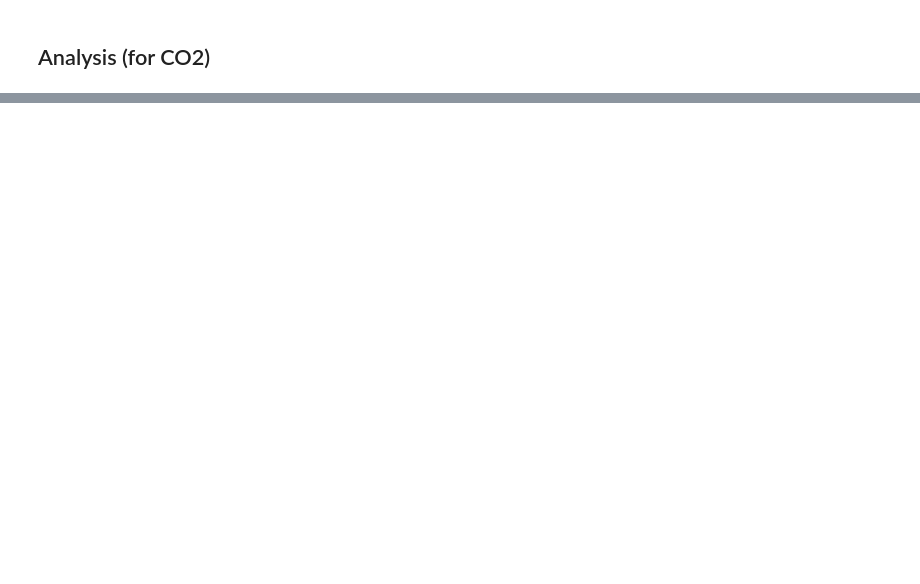
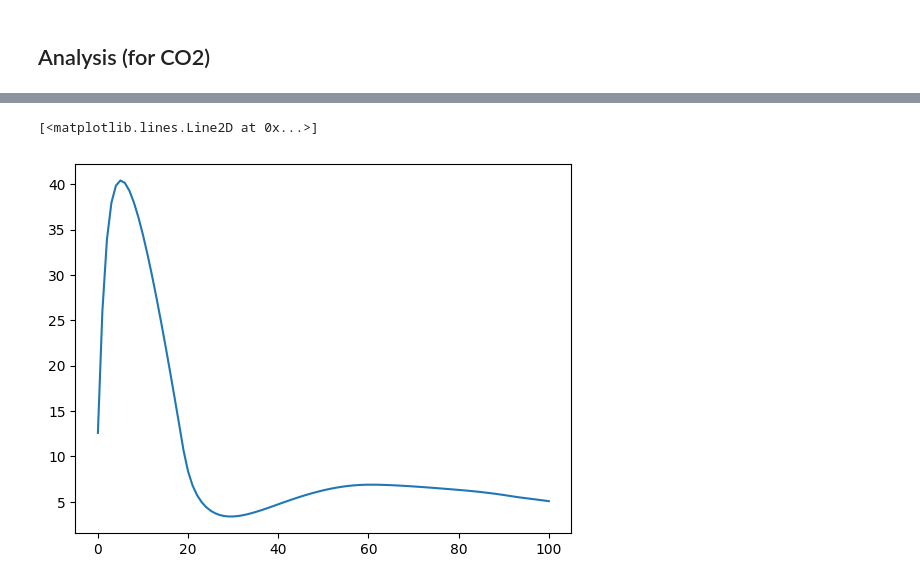
Before and after one commit to AeroMAPS/AeroCM, a Jupyter notebook: metrics_basic.ipynb, the cells around one changed output, grey strips where cells are left out. Drawn from its saved outputs; the diff is of its cells as text; code cells hidden in the pictures; blank space fills up the shorter version.

```diff
--- a/metrics_basic.ipynb
+++ b/metrics_basic.ipynb
@@ -106,0 +136,5 @@ plt.legend()
+# %%
+plt.plot(iagtp_pulse, label='IPCC')
+# %% [output]
+[<matplotlib.lines.Line2D at 0x...>]
+[figure, added]
```
Also changed, not shown: parts of 12 cells of this notebook, 3 other files.
